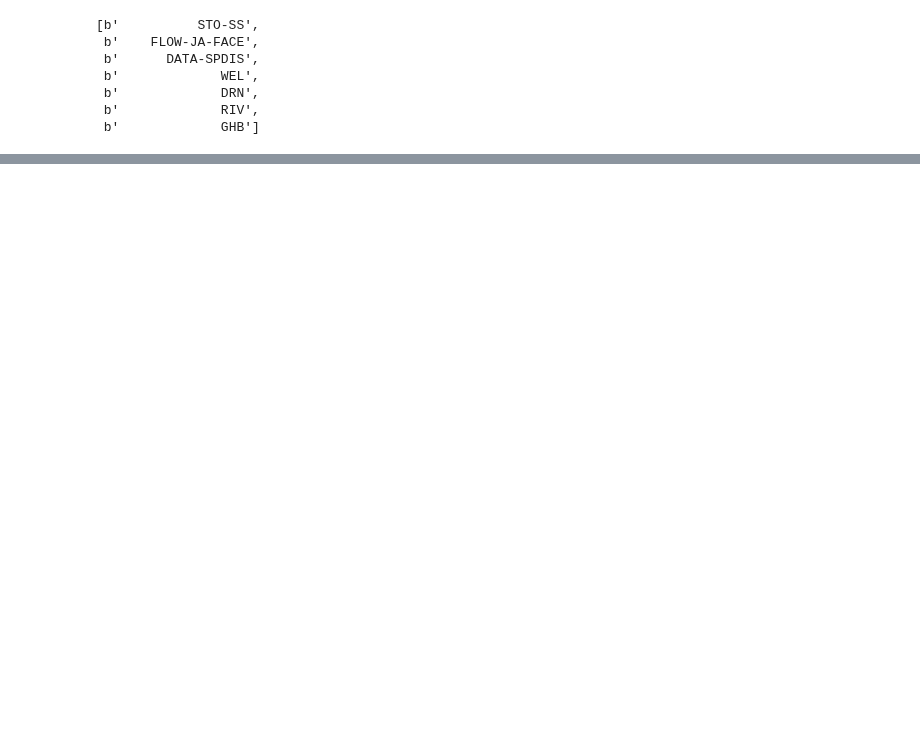
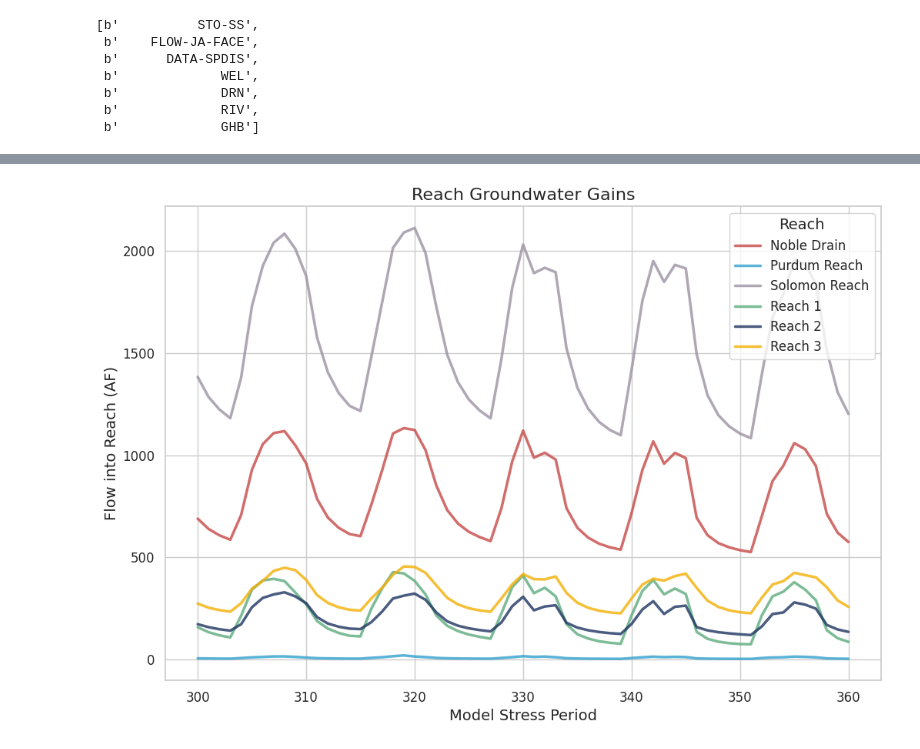
Before and after one commit to carlibeisel/mason_water_budget, a Jupyter notebook: tvgwfm.ipynb, the cells around one changed output, grey strips where cells are left out. Cells and saved outputs as stored; diff of their text form; code cells hidden in the pictures; blank space fills up the shorter version.

```diff
--- a/tvgwfm.ipynb
+++ b/tvgwfm.ipynb
@@ -70,0 +379,50 @@ AttributeError: module 'numpy' has no attribute 'sumna'
+# %%
+# -------------------------------- #
+# Figure: Reach GW Gains per month
+# -------------------------------- #
+
+# This plot is from the perspective of the reach (showing reach gains)
+
+
+results_df = pd.read_csv('/content/drive/MyDrive/Data/Mason Water Budget/data_output/groundwater_out/reach_gw_afpermonth.csv')
+
+# Take the absolute value of the 'Weighted Sum' column
+results_df['Weighted Sum'] = results_df['Weighted Sum'].abs()
+
+# Set up the seaborn style
+sns.set(style="whitegrid")
+
+# Define the palette for the reaches
+reach_palette = {
+    "Reach 1": "#5CAB7D",
+    "Reach 2": "#1D3461",
+    "Reach 3": "#F3AF04",
+    "Purdum Reach": "#32A0CF",
+    "Solomon Reach": "#9D91A3",
+    "Noble Drain": "#C64846"
+}
+
+# Create the plot
+plt.figure(figsize=(12, 8))
+sns.lineplot(
+    data=results_df,
+    x='Stress Period',
+    y='Weighted Sum',
+    hue='Reach',
+    palette=reach_palette,
+    linewidth=2.5,
+    alpha=0.8
+)
+
+# Customize the plot
+plt.title('Reach Groundwater Gains', fontsize=16)
+plt.xlabel('Model Stress Period', fontsize=14)
+plt.ylabel('Flow into Reach (AF)', fontsize=14)
+plt.legend(title='Reach', fontsize=12, title_fontsize=14)
+plt.xticks(fontsize=12)
+plt.yticks(fontsize=12)
+
+# Display the plot
+plt.show()
+# %% [output]
+[figure, added]
```
Also changed, not shown: parts of 12 cells of this notebook.
